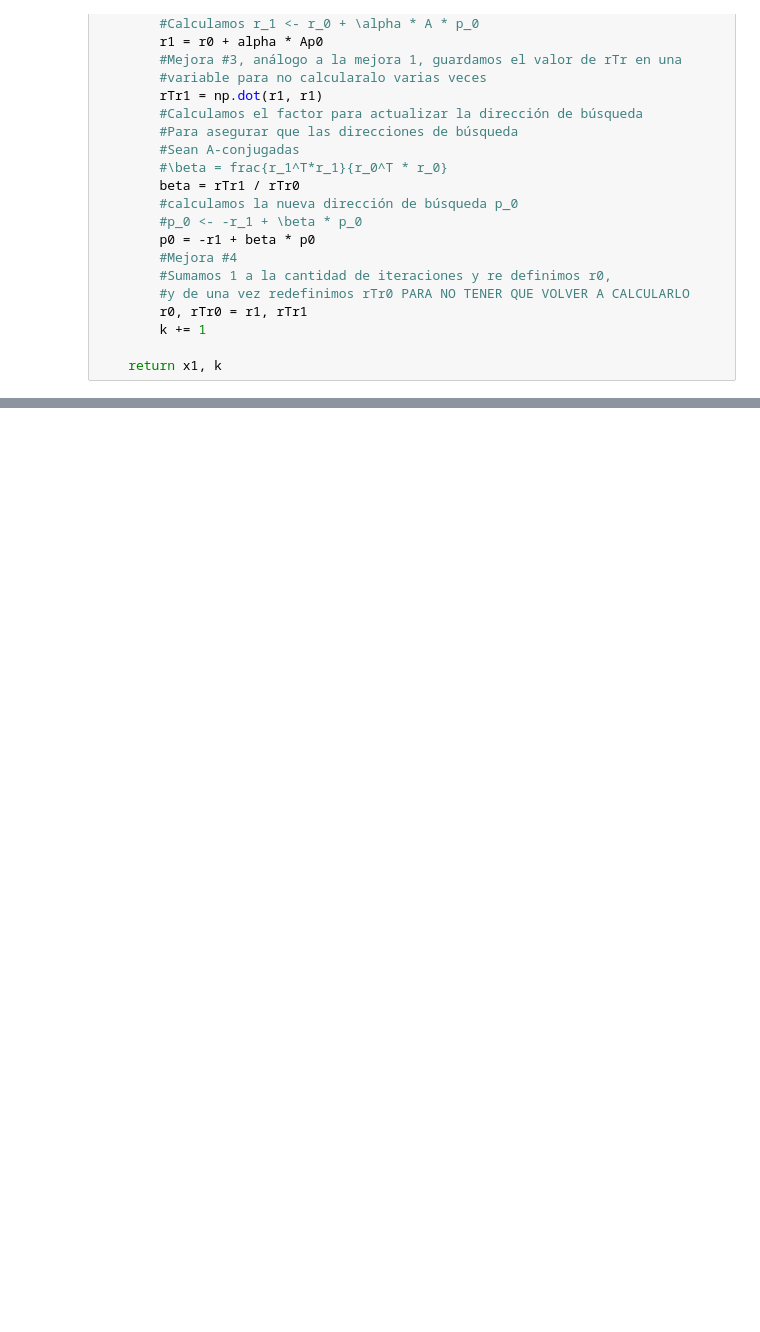
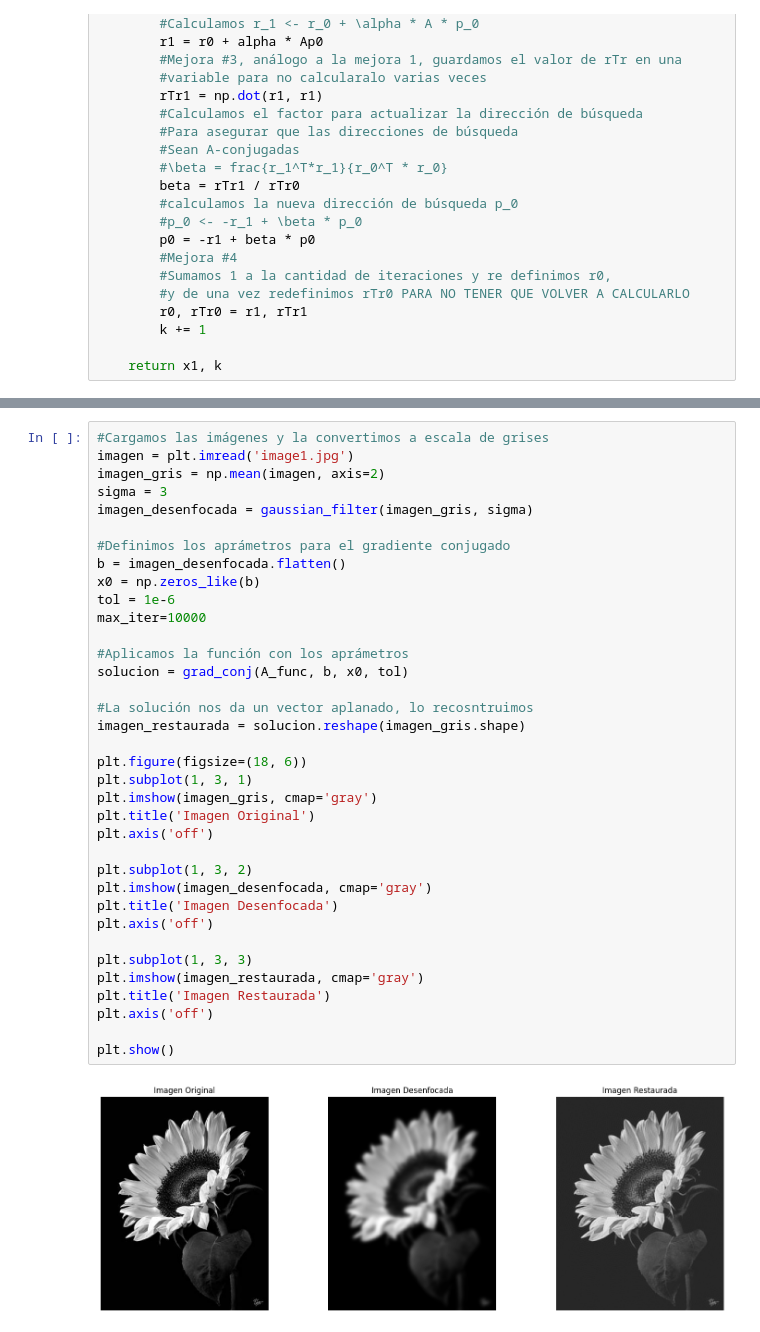
Before and after one commit to Buebito/Image-Procesing-Conjugate-Gradient, a Jupyter notebook: GRADIENTE-CONJUGADO.ipynb, the cells around one changed output, grey strips where cells are left out. Cells and saved outputs as stored; diff of their text form; blank space fills up the shorter version.

```diff
--- a/GRADIENTE-CONJUGADO.ipynb
+++ b/GRADIENTE-CONJUGADO.ipynb
@@ -157,0 +245,38 @@ plt.show()
+# %%
+#Cargamos las imágenes y la convertimos a escala de grises
+imagen = plt.imread('image1.jpg')
+imagen_gris = np.mean(imagen, axis=2)
+sigma = 3
+imagen_desenfocada = gaussian_filter(imagen_gris, sigma)
+
+#Definimos los aprámetros para el gradiente conjugado
+b = imagen_desenfocada.flatten()
+x0 = np.zeros_like(b)
+tol = 1e-6
+max_iter=10000
+
+#Aplicamos la función con los aprámetros
+solucion = grad_conj(A_func, b, x0, tol)
+
+#La solución nos da un vector aplanado, lo recosntruimos
+imagen_restaurada = solucion.reshape(imagen_gris.shape)
+
+plt.figure(figsize=(18, 6))
+plt.subplot(1, 3, 1)
+plt.imshow(imagen_gris, cmap='gray')
+plt.title('Imagen Original')
+plt.axis('off')
+
+plt.subplot(1, 3, 2)
+plt.imshow(imagen_desenfocada, cmap='gray')
+plt.title('Imagen Desenfocada')
+plt.axis('off')
+
+plt.subplot(1, 3, 3)
+plt.imshow(imagen_restaurada, cmap='gray')
+plt.title('Imagen Restaurada')
+plt.axis('off')
+
+plt.show()
+# %% [output]
+[figure, added]
```
Also changed, not shown: parts of 27 cells of this notebook, 4 other files.
